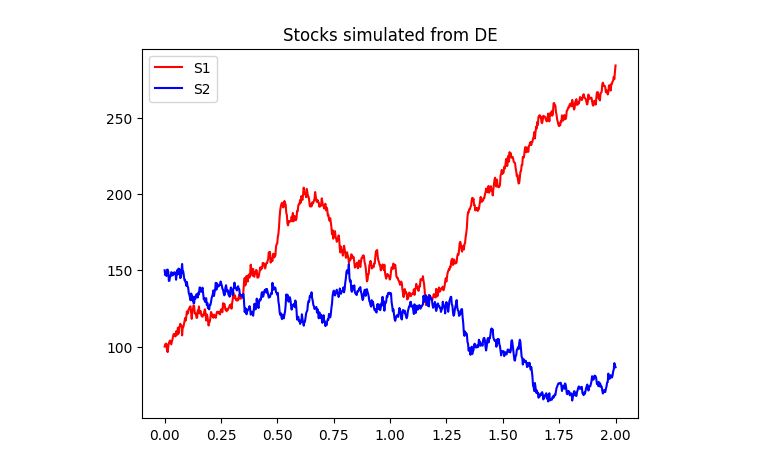
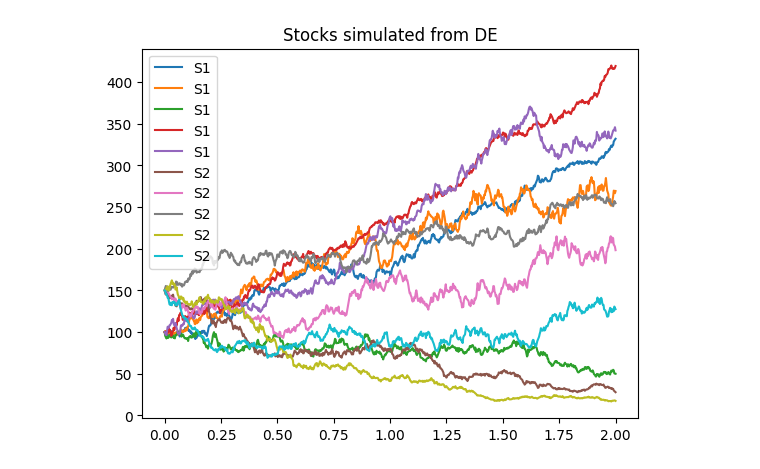
Before and after one commit to Raghava-Ayyagari/Quant-Trading, a Jupyter notebook: Black_and_Scholes/stock_simulation.ipynb, the cells around one changed output. Drawn from its saved outputs; the diff is of its cells as text; code cells hidden in the pictures.

Commit message:
Generalised network and compared for different stock simulations

```diff
--- a/Black_and_Scholes/stock_simulation.ipynb
+++ b/Black_and_Scholes/stock_simulation.ipynb
@@ -7,26 +8,26 @@ import torch.nn as nn
 # %%
-def simulate_stocks(mu1,mu2,sigma1,sigma2,rho,N,T,S10,S20):
+def simulate_stocks(mu1,mu2,sigma1,sigma2,rho,N,T,S10,S20,runs):
     t=np.linspace(0,T,N)
-    S1=np.zeros_like(t)
-    S2=np.zeros_like(t)
+    S1=np.zeros((N,runs))
+    S2=np.zeros((N,runs))
     S2[0]=S20
     S1[0]=S10
     s1=S10
     s2=S20
     for x in range(1,N):
-        dw1=np.sqrt(T/N)*np.random.randn()
-        dw2=np.sqrt(T/N)*np.random.randn()
+        dw1=np.sqrt(T/N)*np.random.randn(runs)
+        dw2=np.sqrt(T/N)*np.random.randn(runs)
         s1+=mu1*s1*(T/N)+((sigma1*s1*s1)/(np.sqrt(s1*s1+s2*s2)))*dw1+rho*s1*s2*dw2/np.sqrt(s1*s1+s2*s2)
         s2+=mu2*s2*(T/N)+((sigma2*s2*s2)/(np.sqrt(s1*s1+s2*s2)))*dw2+rho*s1*s2*dw1/np.sqrt(s1*s1+s2*s2)
         S1[x]=s1
         S2[x]=s2
     return t,S1,S2
 
-t,Stock1,Stock2=simulate_stocks(0.5,-0.1,0.1,0.1,-0.5,750,2,100,150)
-plt.plot(t,Stock1,color="red",label="S1")
-plt.plot(t,Stock2,color="blue",label="S2")
+t,Stock1,Stock2=simulate_stocks(0.5,-0.1,0.1,0.1,-0.5,750,2,100,150,5)
+plt.plot(t,Stock1,label="S1")
+plt.plot(t,Stock2,label="S2")
 plt.title("Stocks simulated from DE")
 plt.legend()
 plt.show()
 # %% [output]
-[figure, old version]
+[figure, new version]
```
Also changed, not shown: parts of 8 cells of this notebook, 2 other files.
